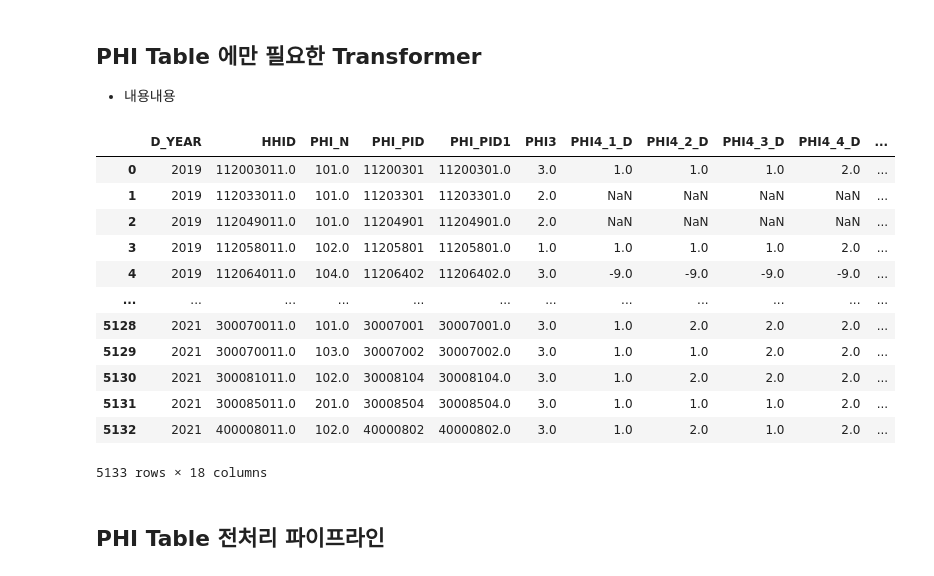
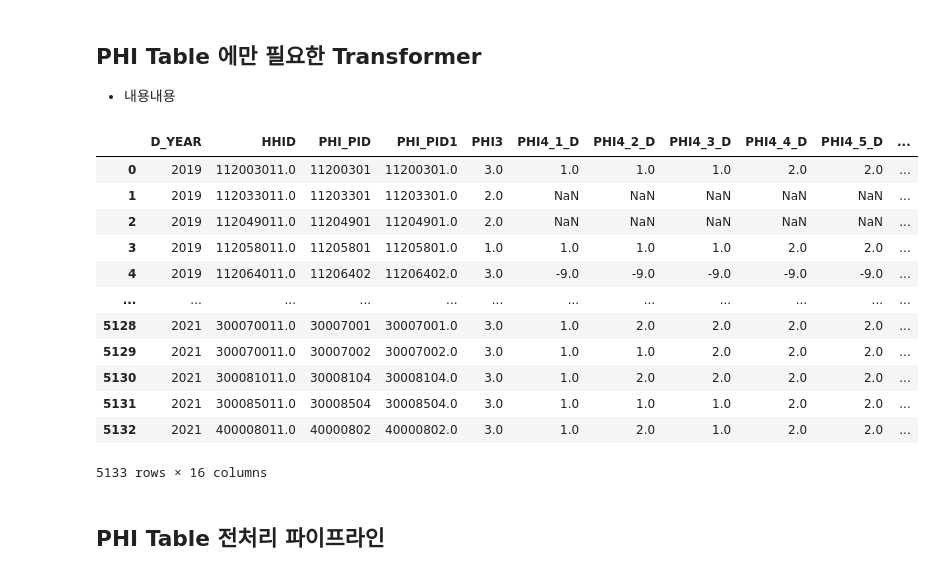
Before and after one commit to skqorrla/HK-M-Project, a Jupyter notebook: 01_Preprocessing_Pipeline.ipynb, the cells around one changed output. Cells and saved outputs as stored; diff of their text form; code cells hidden in the pictures.

```diff
--- a/01_Preprocessing_Pipeline.ipynb
+++ b/01_Preprocessing_Pipeline.ipynb
@@ -732,32 +716,32 @@ class PHITableTransformer(BaseEstimator, TransformerMixin):
 
         return X
 # %%
-columns_phi = "HHID,PHI_N,PHI_PID,PHI_PID1,PHI3,PHI4_1_D,PHI4_2_D,PHI4_3_D,PHI4_4_D,PHI4_5_D,PHI4_6_D,PHI4_7_D,PHI4_8_D,PHI5,PHI6,PHR2,PHR3"
+columns_phi = "HHID,PHI_PID,PHI_PID1,PHI3,PHI4_1_D,PHI4_2_D,PHI4_3_D,PHI4_4_D,PHI4_5_D,PHI4_6_D,PHI4_7_D,PHI4_8_D,PHI5,PHI6,PHR3"
 
 query = f"""SELECT 2019 AS D_YEAR, {columns_phi} FROM raw_a_phi
             WHERE PHR1 = 1
             UNION ALL
             SELECT 2020 AS D_YEAR, {columns_phi} FROM raw_b_phi
             WHERE PHR1 = 1
             UNION ALL
             SELECT 2021 AS D_YEAR, {columns_phi} FROM raw_c_phi
             WHERE PHR1 = 1"""
 phi = get_data_from_db(query)
 phi
 # %% [output]
-|  | D_YEAR | HHID | PHI_N | PHI_PID | PHI_PID1 | PHI3 | PHI4_1_D | PHI4_2_D | PHI4_3_D | PHI4_4_D | ... |
-| 0 | 2019 | 112003011.0 | 101.0 | 11200301 | 11200301.0 | 3.0 | 1.0 | 1.0 | 1.0 | 2.0 | ... |
-| 1 | 2019 | 112033011.0 | 101.0 | 11203301 | 11203301.0 | 2.0 | NaN | NaN | NaN | NaN | ... |
-| 2 | 2019 | 112049011.0 | 101.0 | 11204901 | 11204901.0 | 2.0 | NaN | NaN | NaN | NaN | ... |
-| 3 | 2019 | 112058011.0 | 102.0 | 11205801 | 11205801.0 | 1.0 | 1.0 | 1.0 | 1.0 | 2.0 | ... |
-| 4 | 2019 | 112064011.0 | 104.0 | 11206402 | 11206402.0 | 3.0 | -9.0 | -9.0 | -9.0 | -9.0 | ... |
+|  | D_YEAR | HHID | PHI_PID | PHI_PID1 | PHI3 | PHI4_1_D | PHI4_2_D | PHI4_3_D | PHI4_4_D | PHI4_5_D | ... |
+| 0 | 2019 | 112003011.0 | 11200301 | 11200301.0 | 3.0 | 1.0 | 1.0 | 1.0 | 2.0 | 2.0 | ... |
+| 1 | 2019 | 112033011.0 | 11203301 | 11203301.0 | 2.0 | NaN | NaN | NaN | NaN | NaN | ... |
+| 2 | 2019 | 112049011.0 | 11204901 | 11204901.0 | 2.0 | NaN | NaN | NaN | NaN | NaN | ... |
+| 3 | 2019 | 112058011.0 | 11205801 | 11205801.0 | 1.0 | 1.0 | 1.0 | 1.0 | 2.0 | 2.0 | ... |
+| 4 | 2019 | 112064011.0 | 11206402 | 11206402.0 | 3.0 | -9.0 | -9.0 | -9.0 | -9.0 | -9.0 | ... |
 | ... | ... | ... | ... | ... | ... | ... | ... | ... | ... | ... | ... |
-| 5128 | 2021 | 300070011.0 | 101.0 | 30007001 | 30007001.0 | 3.0 | 1.0 | 2.0 | 2.0 | 2.0 | ... |
-| 5129 | 2021 | 300070011.0 | 103.0 | 30007002 | 30007002.0 | 3.0 | 1.0 | 1.0 | 2.0 | 2.0 | ... |
-| 5130 | 2021 | 300081011.0 | 102.0 | 30008104 | 30008104.0 | 3.0 | 1.0 | 2.0 | 2.0 | 2.0 | ... |
-| 5131 | 2021 | 300085011.0 | 201.0 | 30008504 | 30008504.0 | 3.0 | 1.0 | 1.0 | 1.0 | 2.0 | ... |
-| 5132 | 2021 | 400008011.0 | 102.0 | 40000802 | 40000802.0 | 3.0 | 1.0 | 2.0 | 1.0 | 2.0 | ... |
+| 5128 | 2021 | 300070011.0 | 30007001 | 30007001.0 | 3.0 | 1.0 | 2.0 | 2.0 | 2.0 | 2.0 | ... |
+| 5129 | 2021 | 300070011.0 | 30007002 | 30007002.0 | 3.0 | 1.0 | 1.0 | 2.0 | 2.0 | 2.0 | ... |
+| 5130 | 2021 | 300081011.0 | 30008104 | 30008104.0 | 3.0 | 1.0 | 2.0 | 2.0 | 2.0 | 2.0 | ... |
+| 5131 | 2021 | 300085011.0 | 30008504 | 30008504.0 | 3.0 | 1.0 | 1.0 | 1.0 | 2.0 | 2.0 | ... |
+| 5132 | 2021 | 400008011.0 | 40000802 | 40000802.0 | 3.0 | 1.0 | 2.0 | 1.0 | 2.0 | 2.0 | ... |
-5133 rows × 18 columns
+5133 rows × 16 columns
 # %% [markdown]
 ## PHI Table 전처리 파이프라인
 # %%
```
Also changed, not shown: parts of 14 cells of this notebook.
